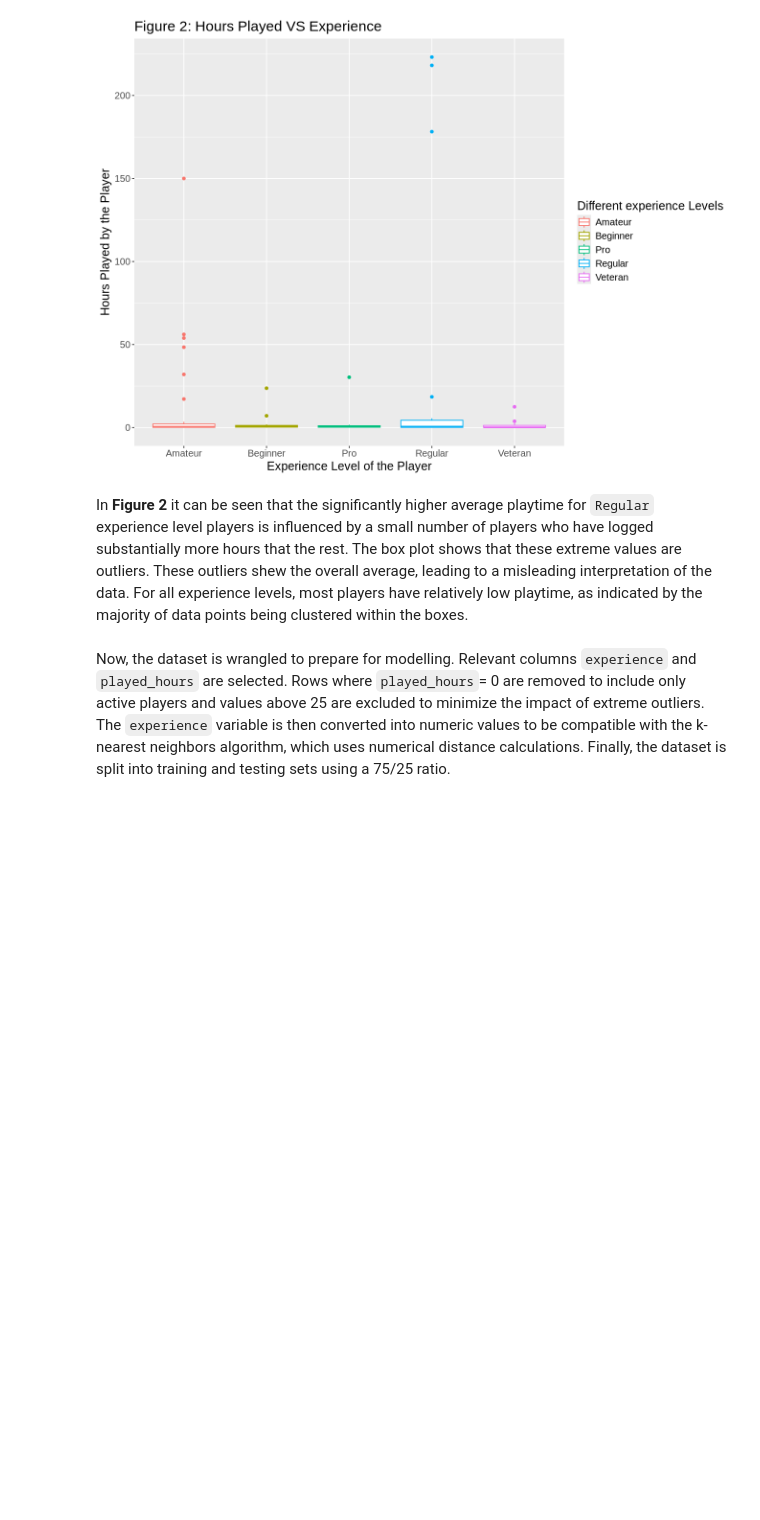
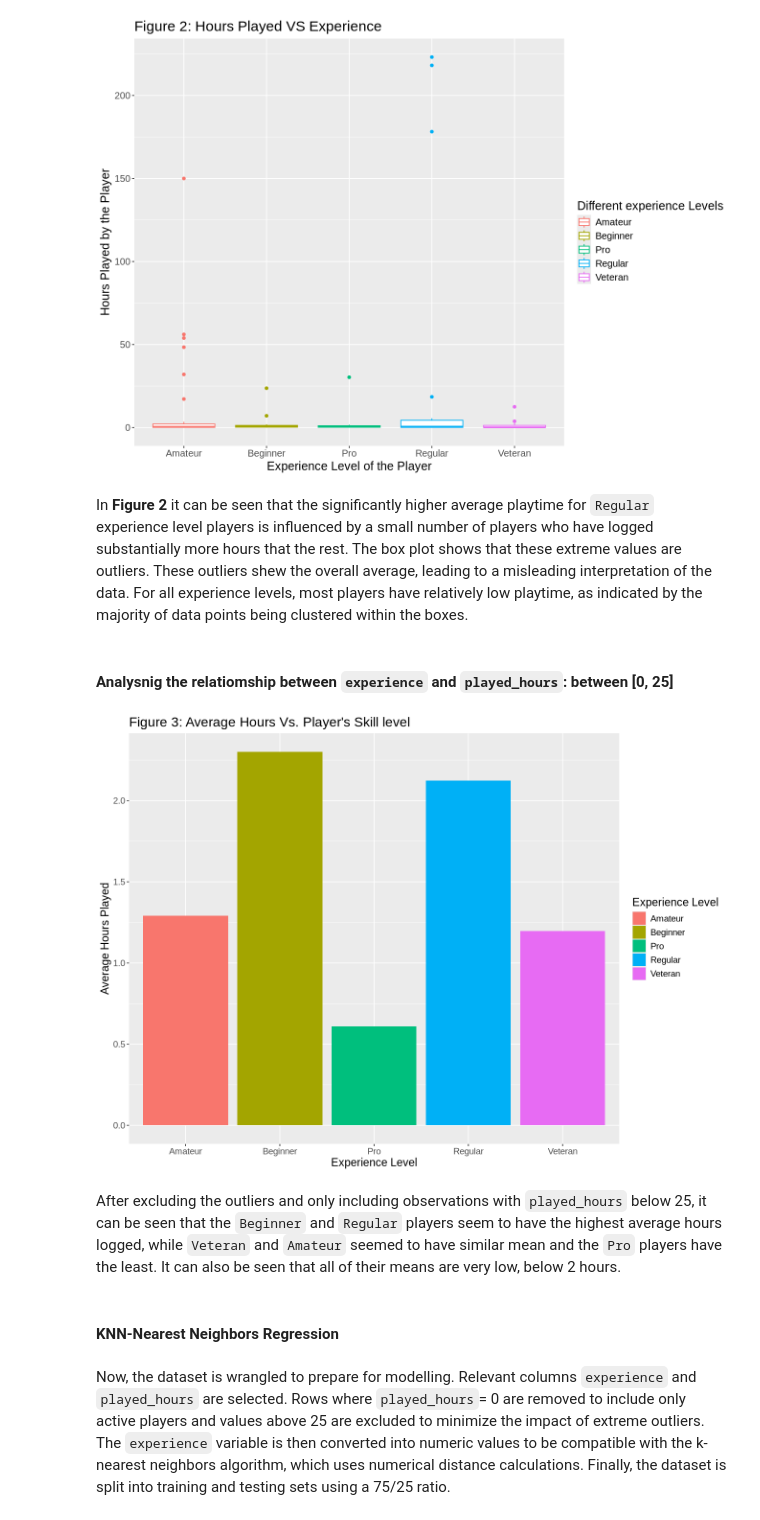
Before and after one commit to bhxxmika/DSCI-GROUP-PROJECT-15-, a Jupyter notebook: Group_project_final.ipynb, the cells around one changed output. Cells and saved outputs as stored; diff of their text form; code cells hidden in the pictures; blank space fills up the shorter version.

```diff
--- a/Group_project_final.ipynb
+++ b/Group_project_final.ipynb
@@ -151,6 +133,27 @@ A tibble: 1 × 2
 [figure]
 # %% [markdown]
 In **Figure 2** it can be seen that the significantly higher average playtime for `Regular` experience level players is influenced by a small number of players who have logged substantially more hours that the rest. The box plot shows that these extreme values are outliers. These outliers shew the overall average, leading to a misleading interpretation of the data. For all experience levels, most players have relatively low playtime, as indicated by the majority of data points being clustered within the boxes.
+# %% [markdown]
+#### Analysnig the relatiomship between `experience` and `played_hours`: between [0, 25]
+# %%
+# Using a bar plot to analyse the relationship
+
+rem_hours <- players_data |>
+                filter(played_hours > 0 & played_hours < 25) |>
+                group_by(experience) |>
+                summarize(played_hours_mean = mean(played_hours)) |>
+                 ggplot(aes(x = experience, y = played_hours_mean, fill = experience)) +
+                    geom_bar(stat = "identity") +
+                    labs(x = "Experience Level", y = "Average Hours Played", title = "Figure 3: Average Hours Vs. Player's Skill level", fill = "Experience Level") +
+                    theme(text = element_text(size = 14))
+
+rem_hours
+# %% [output]
+[figure, added]
+# %% [markdown]
+After excluding the outliers and only including observations with `played_hours` below 25, it can be seen that the `Beginner` and `Regular` players seem to have the highest average hours logged, while `Veteran` and `Amateur` seemed to have similar mean and the `Pro` players have the least. It can also be seen that all of their means are very low, below 2 hours.
+# %% [markdown]
+#### KNN-Nearest Neighbors Regression
 # %% [markdown]
 Now, the dataset is wrangled to prepare for modelling. Relevant columns `experience` and `played_hours` are selected. Rows where `played_hours`= 0 are removed to include only active players and values above 25 are excluded to minimize the impact of extreme outliers. The `experience` variable is then converted into numeric values to be compatible with the k-nearest neighbors algorithm, which uses numerical distance calculations. Finally, the dataset is split into training and testing sets using a 75/25 ratio.
 # %%
```
Also changed, not shown: parts of 9 cells of this notebook.
